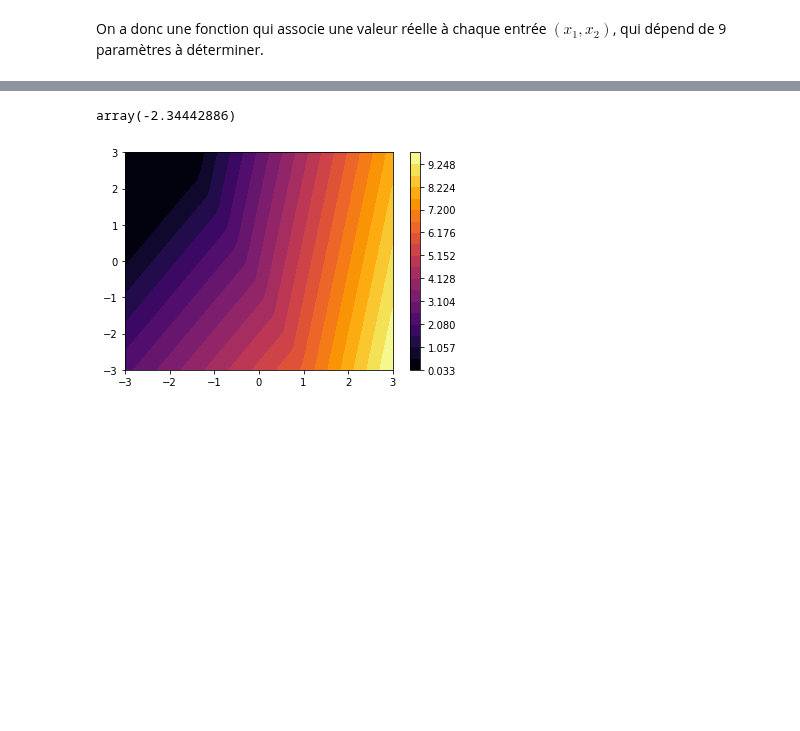
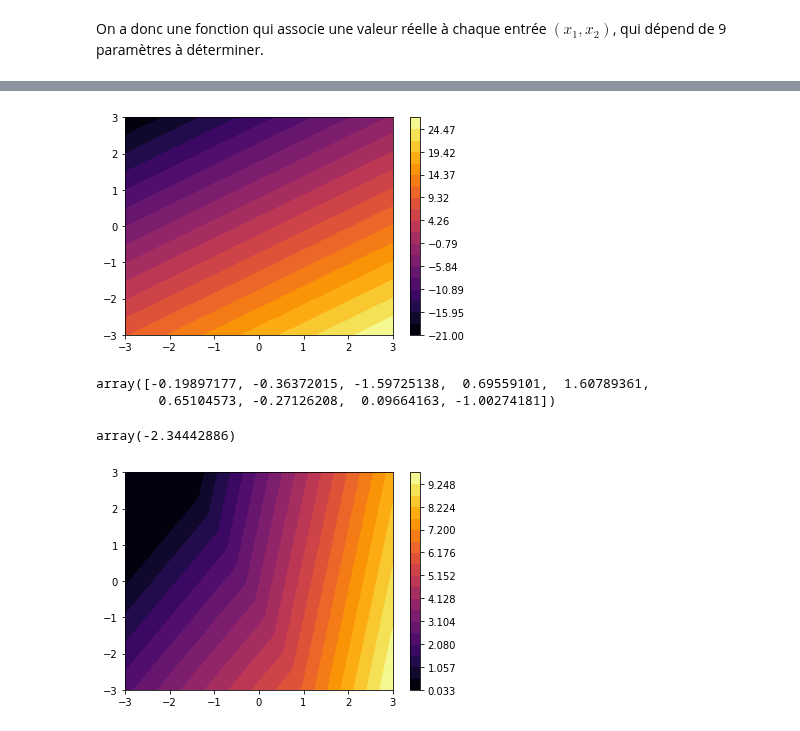
Before and after one commit to DrAlgo/apprentissage_m2_amis, a Jupyter notebook: jupyter/A8_reseaux_de_neurones.ipynb, the cells around one changed output, grey strips where cells are left out. Saved outputs shown, nothing was run; the diff lists cells and outputs as text; code cells hidden in the pictures; blank space fills up the shorter version.

```diff
--- a/jupyter/A8_reseaux_de_neurones.ipynb
+++ b/jupyter/A8_reseaux_de_neurones.ipynb
@@ -153,3 +169,20 @@ def fonction_exemple(b1_1,b1_2,w1_11,w1_12,w1_21,w1_22,b2,w2_1,w2_2):
+# %%
+g = lambda x1,x2 : 3*x1 -5*x2 +3 ; g=np.vectorize(g)
+# %%
+X = np.linspace(-3,3,50)
+X1, X2 = np.meshgrid(X,X)
+F = g(X1,X2)
+levels = np.linspace(np.min(F),np.max(F),20)
+cp = plt.contourf(X1,X2, F,levels, cmap='inferno')
+plt.colorbar(cp)  # pratique pour voir les valeurs
+plt.show()
+# %% [output]
+[figure, added]
+# %%
+np.random.normal(0,1,9)
+# %% [output]
+array([-0.19897177, -0.36372015, -1.59725138,  0.69559101,  1.60789361,
+        0.65104573, -0.27126208,  0.09664163, -1.00274181])
 # %%
 f = fonction_exemple(*np.random.normal(0,1,9))
 # %%
```
Also changed, not shown: parts of 11 cells of this notebook, 4 other files.
